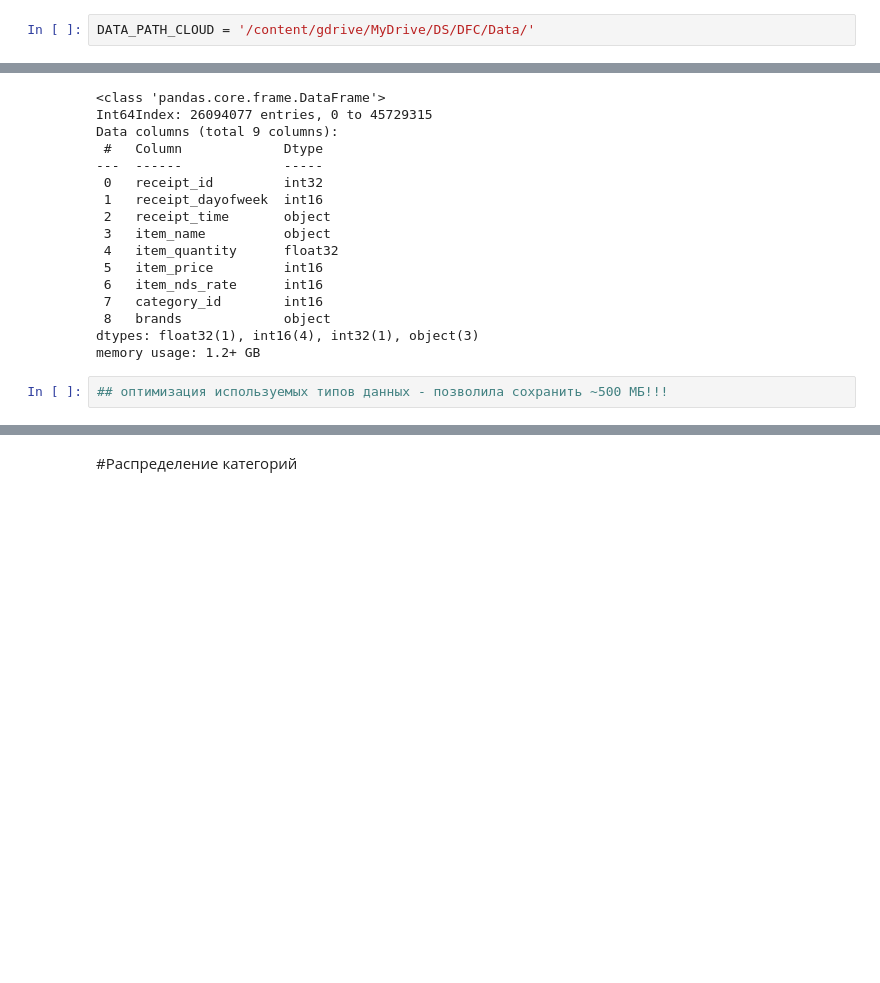
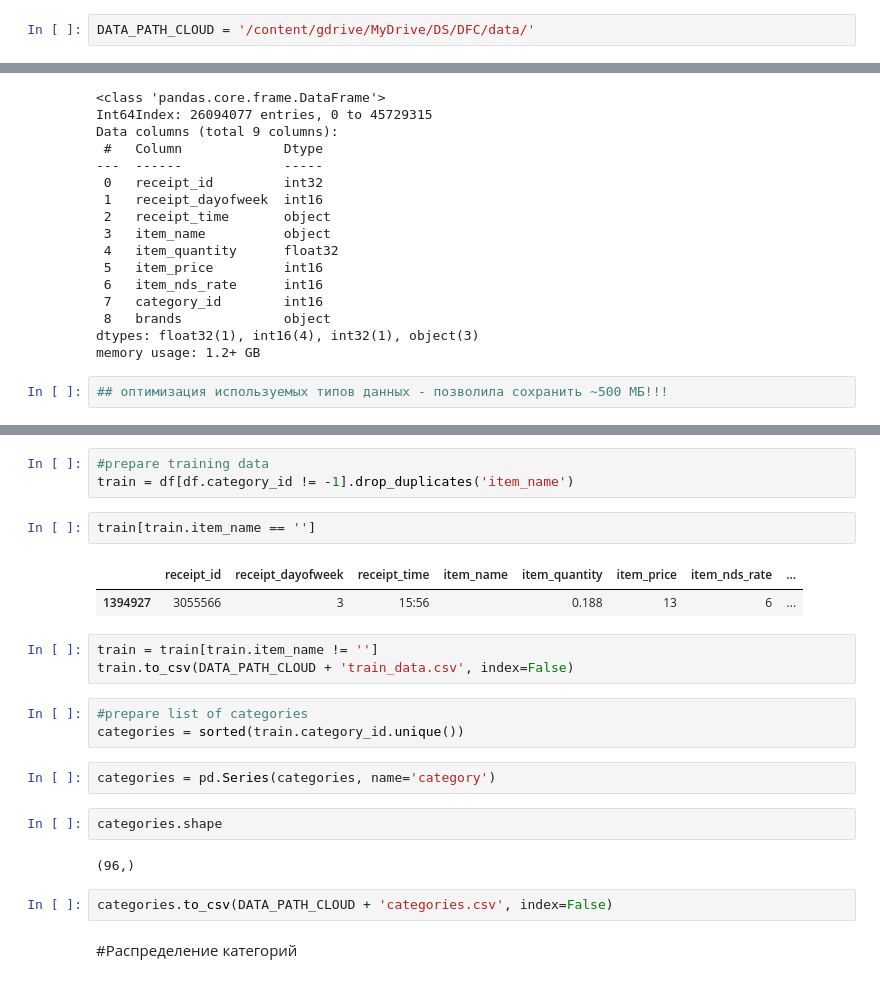
Before and after one commit to BeniaDev/DFCGoodsificationTask, a Jupyter notebook: src/notebooks/eda.ipynb, the cells around one changed output, grey strips where cells are left out. Drawn from its saved outputs; the diff is of its cells as text; blank space fills up the shorter version.

Commit message:
Add changes to eda.ipynb - for saving important data parts for next CRISP-DM Step - Modelling

```diff
--- a/src/notebooks/eda.ipynb
+++ b/src/notebooks/eda.ipynb
@@ -15,7 +17,7 @@ drive.mount('/content/gdrive')
 # %% [output]
 Mounted at /content/gdrive
 # %%
-DATA_PATH_CLOUD = '/content/gdrive/MyDrive/DS/DFC/Data/'
+DATA_PATH_CLOUD = '/content/gdrive/MyDrive/DS/DFC/data/'
 # %% [markdown]
 # Data Understanding
 # %%
@@ -215,3 +242,25 @@ memory usage: 1.2+ GB
+# %%
+#prepare training data
+train = df[df.category_id != -1].drop_duplicates('item_name')
+# %%
+train[train.item_name == '']
+# %% [output]
+|  | receipt_id | receipt_dayofweek | receipt_time | item_name | item_quantity | item_price | item_nds_rate | ... |
+| 1394927 | 3055566 | 3 | 15:56 |  | 0.188 | 13 | 6 | ... |
+# %%
+train = train[train.item_name != '']
+train.to_csv(DATA_PATH_CLOUD + 'train_data.csv', index=False)
+# %%
+#prepare list of categories
+categories = sorted(train.category_id.unique())
+# %%
+categories = pd.Series(categories, name='category')
+# %%
+categories.shape
+# %% [output]
+(96,)
+# %%
+categories.to_csv(DATA_PATH_CLOUD + 'categories.csv', index=False)
 # %% [markdown]
 #Распределение категорий
 # %%
```
Also changed, not shown: parts of 11 cells of this notebook.
